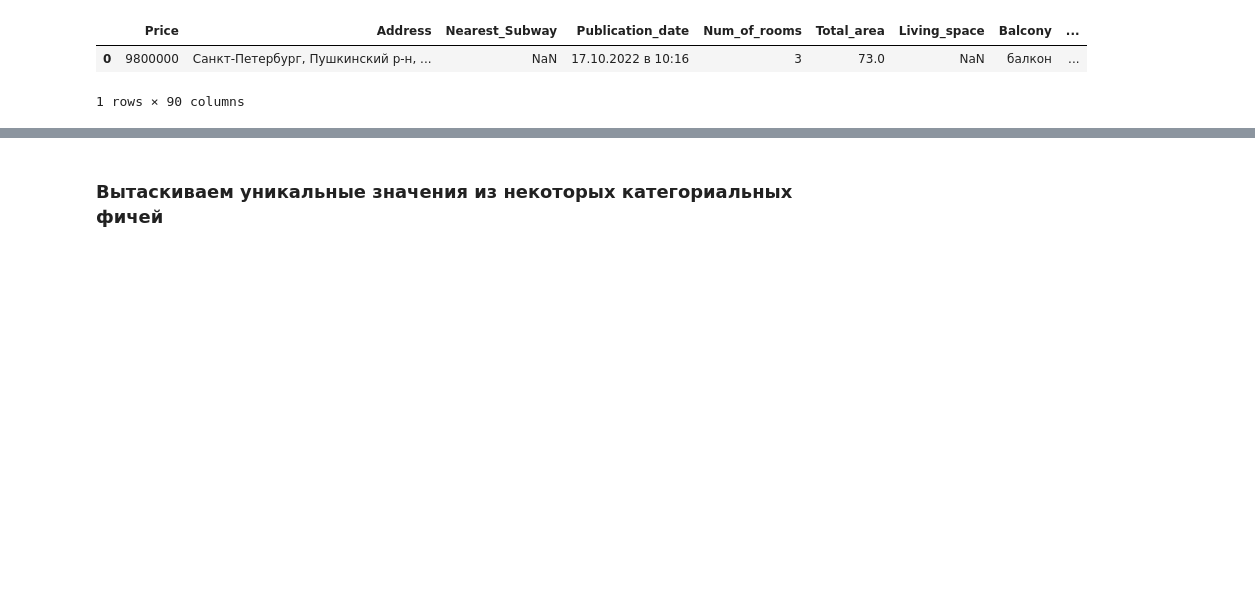
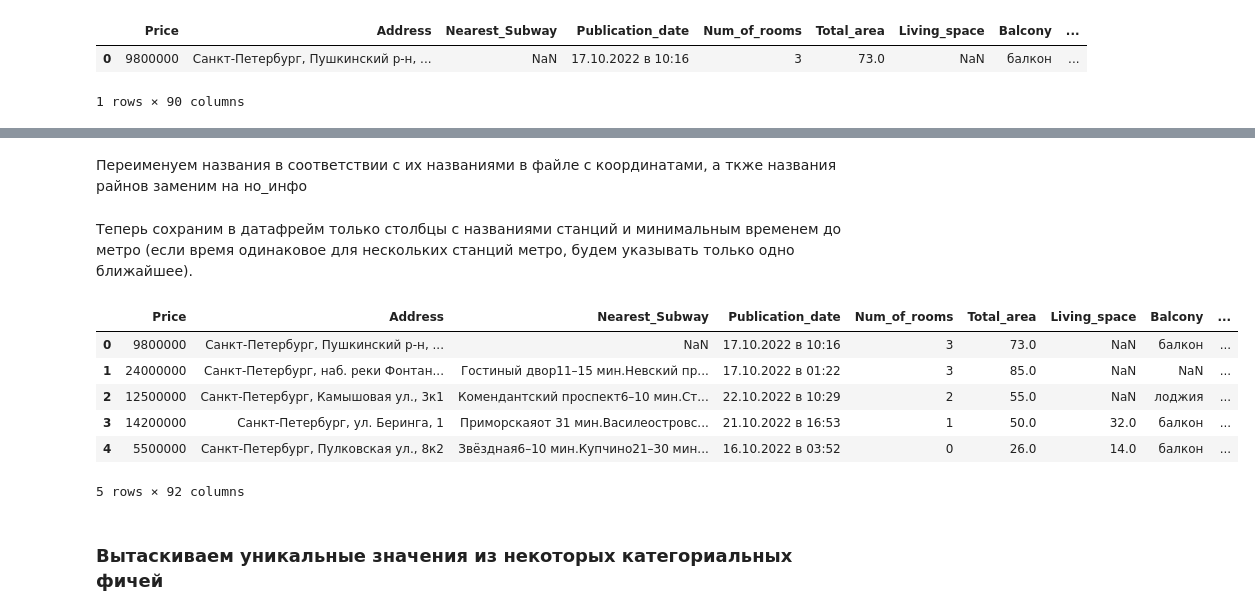
Before and after one commit to NeKonnnn/PetProject-price-real-estate-in-St.-Petersburg, a Jupyter notebook: notebooks/2. preprocessing_and_feature_engineering.ipynb, the cells around one changed output, grey strips where cells are left out. Cells and saved outputs as stored; diff of their text form; code cells hidden in the pictures; blank space fills up the shorter version.

```diff
--- a/notebooks/2. preprocessing_and_feature_engineering.ipynb
+++ b/notebooks/2. preprocessing_and_feature_engineering.ipynb
@@ -191,0 +243,18 @@ df.head(1)
+# %%
+subway_stations['subway_stations_1_duration'] = subway_stations['subway_stations_1'].apply(lambda x: find_pattern(x, pattern_duration))
+subway_stations['subway_stations_2_duration'] = subway_stations['subway_stations_2'].apply(lambda x: find_pattern(x, pattern_duration))
+subway_stations['subway_stations_3_duration'] = subway_stations['subway_stations_3'].apply(lambda x: find_pattern(x, pattern_duration))
+
+subway_stations['subway_stations_1'] = subway_stations['subway_stations_1'].apply(lambda x: find_pattern(x, pattern_station_name))
+subway_stations['subway_stations_2'] = subway_stations['subway_stations_2'].apply(lambda x: find_pattern(x, pattern_station_name))
+subway_stations['subway_stations_3'] = subway_stations['subway_stations_3'].apply(lambda x: find_pattern(x, pattern_station_name))
+
+subway_stations['subway_stations_1'] = subway_stations['subway_stations_1'].apply(lambda x: del_pattern(x, pattern_ot))
+subway_stations['subway_stations_2'] = subway_stations['subway_stations_2'].apply(lambda x: del_pattern(x, pattern_ot))
+subway_stations['subway_stations_3'] = subway_stations['subway_stations_3'].apply(lambda x: del_pattern(x, pattern_ot))
+
+subway_stations['subway_stations_1'] = subway_stations['subway_stations_1'].apply(lambda x: del_pattern(x, pattern_do))
+subway_stations['subway_stations_2'] = subway_stations['subway_stations_2'].apply(lambda x: del_pattern(x, pattern_do))
+subway_stations['subway_stations_3'] = subway_stations['subway_stations_3'].apply(lambda x: del_pattern(x, pattern_do))
+
+subway_stations = subway_stations.fillna('no_info')
@@ -192,3 +295,35 @@ df.head(1)
+# %% [markdown]
+Переименуем названия в соответствии с их названиями в файле с координатами, а ткже названия райнов заменим на но_инфо
+# %%
+rename = {
+    'Новокрестовская': 'Зенит',
+    'Площадь А. Невского I': 'Площадь Александра Невского 1',
+    'Площадь А. Невского II': 'Площадь Александра Невского 2',
+    'Технологический ин-т I': 'Технологический институт',
+    'Технологический ин-т II': 'Технологический институт 2',
+    'р-н Калининский': 'no_info',
+    'р-н Красногвардейский': 'no_info',
+    'р-н Красносельский': 'no_info',
+    'р-н Московский': 'no_info',
+    'р-н Приморский': 'no_info',
+    '': 'no_info',
+}
+# %%
+subway_stations = subway_stations.replace(rename)
+# %% [markdown]
+Теперь сохраним в датафрейм только столбцы с названиями станций и минимальным временем до метро (если время одинаковое для нескольких станций метро, будем указывать только одно ближайшее).
+# %%
+df[['Subway_station', 'Time_for_subway']] = subway_stations[['subway_stations_1', 'subway_stations_1_duration']]
+# %%
+df.head(5)
+# %% [output]
+|  | Price | Address | Nearest_Subway | Publication_date | Num_of_rooms | Total_area | Living_space | Balcony | ... |
+| 0 | 9800000 | Санкт-Петербург, Пушкинский р-н, ... | NaN | 17.10.2022 в 10:16 | 3 | 73.0 | NaN | балкон | ... |
+| 1 | 24000000 | Санкт-Петербург, наб. реки Фонтан... | Гостиный двор11–15 мин.Невский пр... | 17.10.2022 в 01:22 | 3 | 85.0 | NaN | NaN | ... |
+| 2 | 12500000 | Санкт-Петербург, Камышовая ул., 3к1 | Комендантский проспект6–10 мин.Ст... | 22.10.2022 в 10:29 | 2 | 55.0 | NaN | лоджия | ... |
+| 3 | 14200000 | Санкт-Петербург, ул. Беринга, 1 | Приморскаяот 31 мин.Василеостровс... | 21.10.2022 в 16:53 | 1 | 50.0 | 32.0 | балкон | ... |
+| 4 | 5500000 | Санкт-Петербург, Пулковская ул., 8к2 | Звёздная6–10 мин.Купчино21–30 мин... | 16.10.2022 в 03:52 | 0 | 26.0 | 14.0 | балкон | ... |
+5 rows × 92 columns
 # %% [markdown]
 ### Вытаскиваем уникальные значения из некоторых категориальных фичей
 # %%
```
Also changed, not shown: parts of 14 cells of this notebook.
